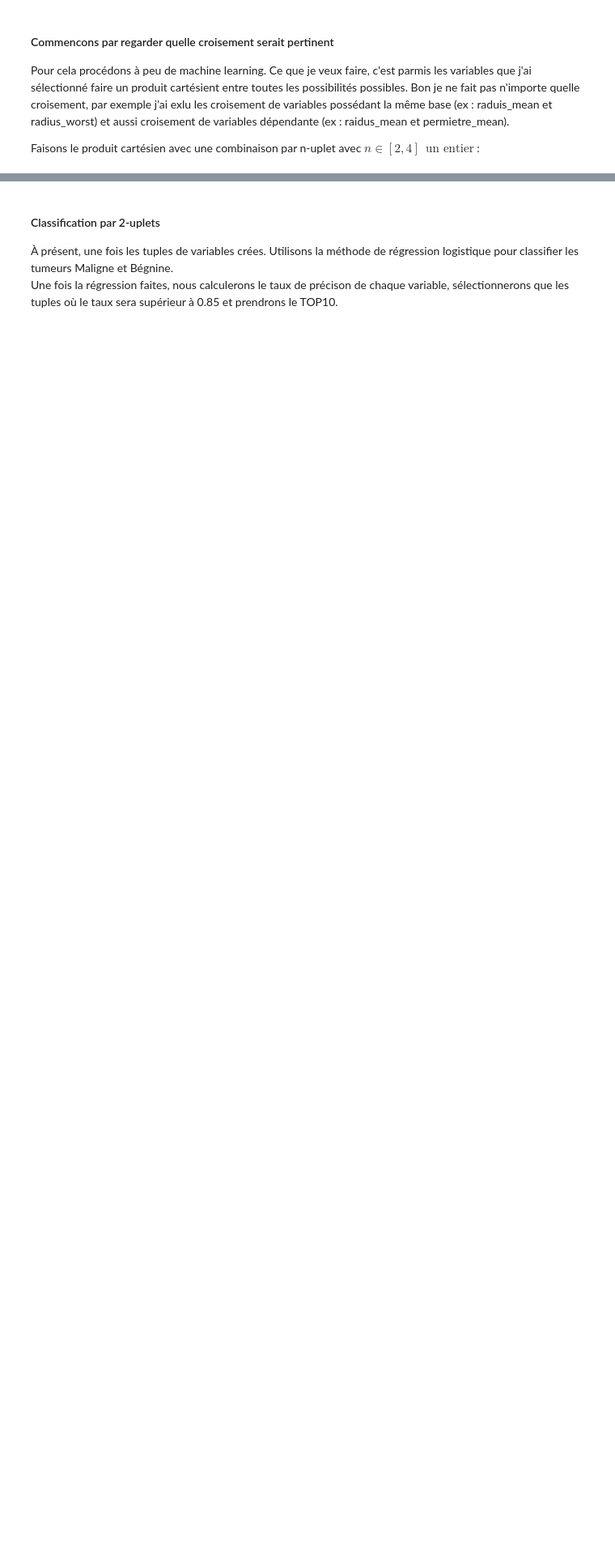
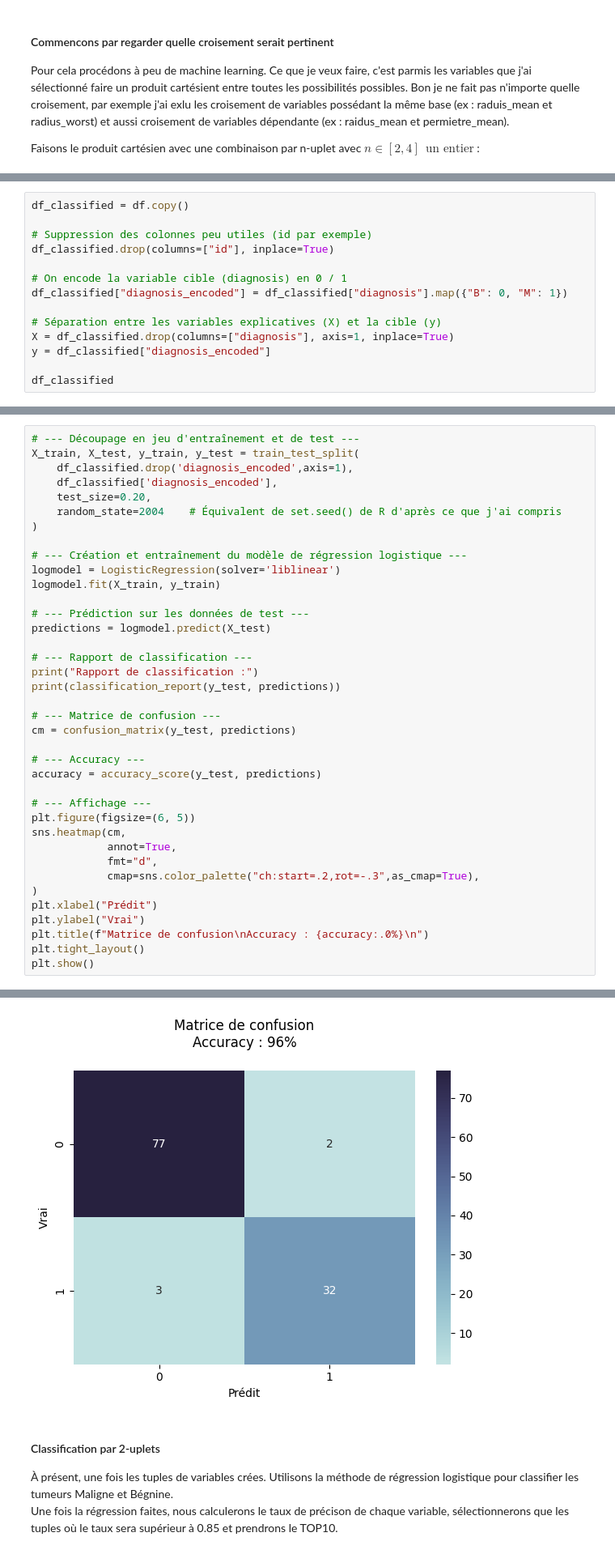
Before and after one commit to Darckens/SAE-S2.03, a Jupyter notebook: traitement/jupyter_manipulation.ipynb, the cells around one changed output, grey strips where cells are left out. Shown at 81% size. Cells and saved outputs as stored; diff of their text form; blank space fills up the shorter version.

```diff
--- a/traitement/jupyter_manipulation.ipynb
+++ b/traitement/jupyter_manipulation.ipynb
@@ -650,0 +624,14 @@ Nombre de Combinaisons par 4-uplets : 5985 variables.
+# %%
+df_classified = df.copy()
+
+# Suppression des colonnes peu utiles (id par exemple)
+df_classified.drop(columns=["id"], inplace=True)
+
+# On encode la variable cible (diagnosis) en 0 / 1
+df_classified["diagnosis_encoded"] = df_classified["diagnosis"].map({"B": 0, "M": 1})
+
+# Séparation entre les variables explicatives (X) et la cible (y)
+X = df_classified.drop(columns=["diagnosis"], axis=1, inplace=True)
+y = df_classified["diagnosis_encoded"]
+
+df_classified
@@ -650,0 +652,39 @@ Nombre de Combinaisons par 4-uplets : 5985 variables.
+# %%
+# --- Découpage en jeu d'entraînement et de test ---
+X_train, X_test, y_train, y_test = train_test_split(
+    df_classified.drop('diagnosis_encoded',axis=1),
+    df_classified['diagnosis_encoded'],
+    test_size=0.20,
+    random_state=2004    # Équivalent de set.seed() de R d'après ce que j'ai compris
+)
+
+# --- Création et entraînement du modèle de régression logistique ---
+logmodel = LogisticRegression(solver='liblinear')
+logmodel.fit(X_train, y_train)
+
+# --- Prédiction sur les données de test ---
+predictions = logmodel.predict(X_test)
+
+# --- Rapport de classification ---
+print("Rapport de classification :")
+print(classification_report(y_test, predictions))
+
+# --- Matrice de confusion ---
+cm = confusion_matrix(y_test, predictions)
+
+# --- Accuracy ---
+accuracy = accuracy_score(y_test, predictions)
+
+# --- Affichage ---
+plt.figure(figsize=(6, 5))
+sns.heatmap(cm,
+            annot=True,
+            fmt="d",
+            cmap=sns.color_palette("ch:start=.2,rot=-.3",as_cmap=True),
+)
+plt.xlabel("Prédit")
+plt.ylabel("Vrai")
+plt.title(f"Matrice de confusion\nAccuracy : {accuracy:.0%}\n")
+plt.tight_layout()
+plt.show()
+# %% [output]
@@ -651,3 +700,4 @@ Nombre de Combinaisons par 4-uplets : 5985 variables.
+[figure, added]
 # %% [markdown]
 #### Classification par 2-uplets
 
```
Also changed, not shown: parts of 12 cells of this notebook, 1 other file.
